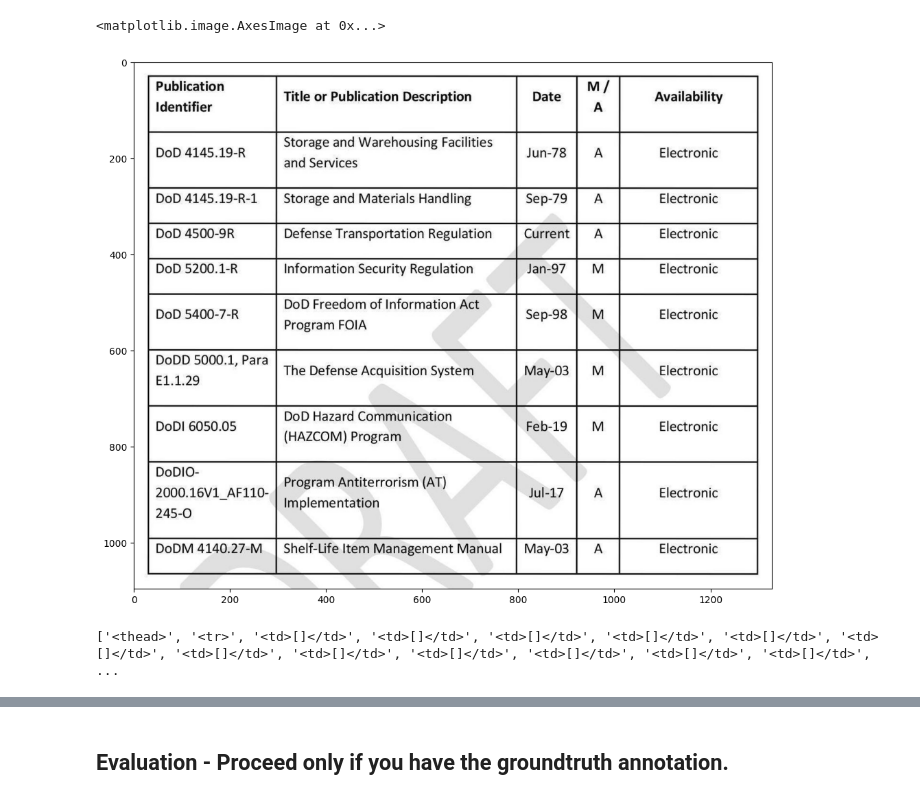
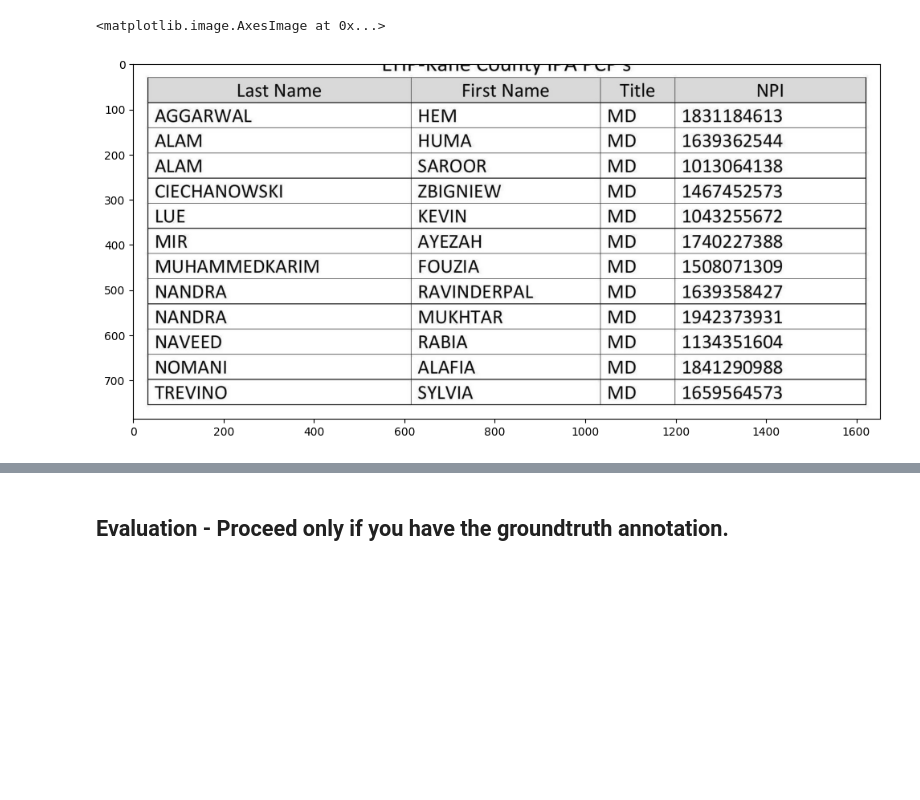
Before and after one commit to thomasgegout/unitable, a Jupyter notebook: notebooks/docugami_model_test.ipynb, the cells around one changed output, grey strips where cells are left out. Saved outputs shown, nothing was run; the diff lists cells and outputs as text; code cells hidden in the pictures; blank space fills up the shorter version.

Commit message:
good model

```diff
--- a/notebooks/docugami_model_test.ipynb
+++ b/notebooks/docugami_model_test.ipynb
@@ -34,17 +37,17 @@ device = torch.device("cuda:0")
 # Check all model weights have been downloaded to experiments/unitable_weights
 MODEL_FILE_NAME = ["../experiments/ssp_2m_docugami_html_large_wpt/model/best.pt", "../experiments/ssp_2m_docugami_bbox_large_wpt/model/best.pt", "../experiments/ssp_2m_docugami_cell_large_wpt/model/best.pt"]
 # %%
-# Load tabular image
-image_name = "_FOUO__DRAFT_ACTS_PWS__FA489020R0034__60_1.jpg"
-image_path = f"../data_htmls/train/images/{image_name}"
+# Load tabular image from docugami dataset
+image_name = "00-Kane_County_IPA_Laboratory_Testing_Services_Agreement_110120__19_0.jpg"
+image_path = f"../data_htmls/val_test/images/{image_name}"
 image = Image.open(image_path).convert("RGB")
 image_size = image.size
 
 fig, ax = plt.subplots(figsize=(12, 10))
 ax.imshow(image)
 # %% [output]
 <matplotlib.image.AxesImage at 0x...>
-[figure, old version]
+[figure, new version]
 # %%
 # UniTable large model
 d_model = 768
@@ -152,7 +155,7 @@ def rescale_bbox(
     return bbox
 # %%
 # Table structure extraction
-vocab, model = load_vocab_and_model(
+vocab_html, model_html = load_vocab_and_model(
     vocab_path="../vocab/vocab_html.json",
     max_seq_len=784,
     model_weights= MODEL_FILE_NAME[0],
@@ -163,23 +166,21 @@ image_tensor = image_to_tensor(image, size=(448, 448))
 
 # Inference
 pred_html = autoregressive_decode(
-    model=model,
+    model=model_html,
     image=image_tensor,
-    prefix=[vocab.token_to_id("[html]")],
+    prefix=[vocab_html.token_to_id("[html]")],
     max_decode_len=512,
-    eos_id=vocab.token_to_id("<eos>"),
-    token_whitelist=[vocab.token_to_id(i) for i in VALID_HTML_TOKEN],
+    eos_id=vocab_html.token_to_id("<eos>"),
+    token_whitelist=[vocab_html.token_to_id(i) for i in VALID_HTML_TOKEN],
     token_blacklist = None
 )
 
 # Convert token id to token text
 pred_html = pred_html.detach().cpu().numpy()[0]
-pred_html = vocab.decode(pred_html, skip_special_tokens=False)
+pred_html = vocab_html.decode(pred_html, skip_special_tokens=False)
 pred_html = html_str_to_token_list(pred_html)
 
-print(pred_html)
+# print(pred_html)
-# %% [output]
-['<thead>', '<tr>', '<td>[]</td>', '<td>[]</td>', '<td>[]</td>', '<td>[]</td>', '<td>[]</td>', '<td>[]</td>', '<td>[]</td>', '<td>[]</td>', '<td>[]</td>', '<td>[]</td>', '<td>[]</td>', '<td>[]</td>',  ...
 # %%
 # Combine the table structure and cell content
 pred_code = build_table_from_html_and_cell(pred_html, None)
```
Also changed, not shown: parts of 10 cells of this notebook, 3 other files.
